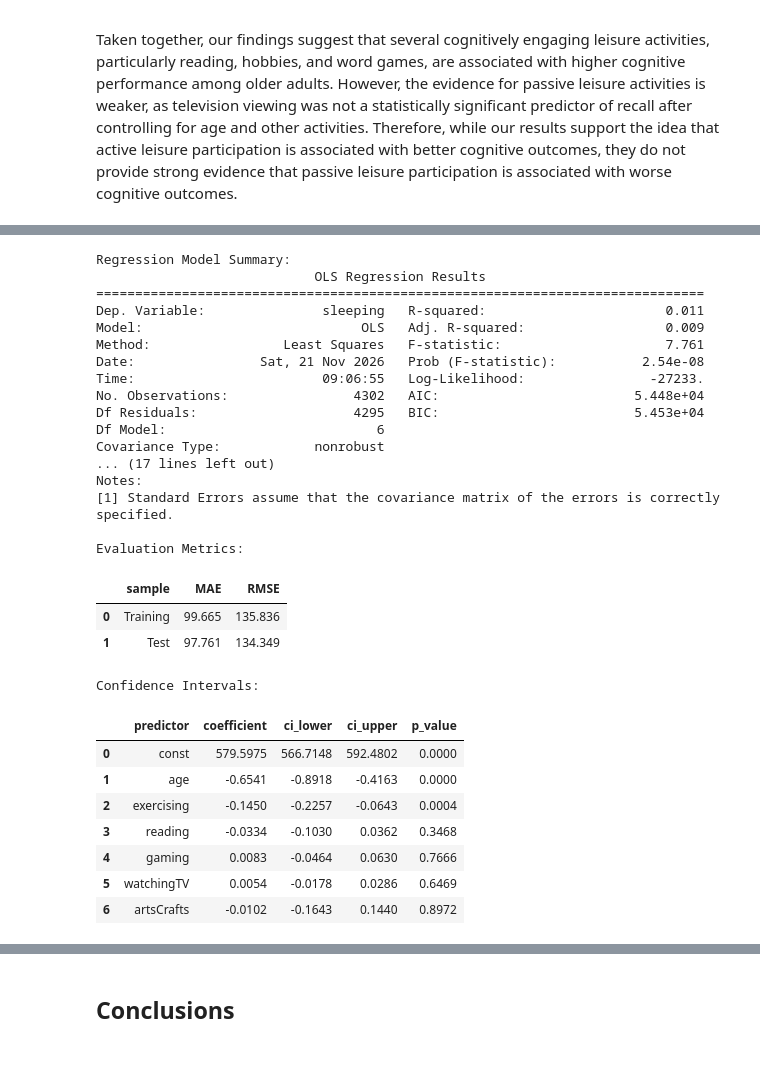
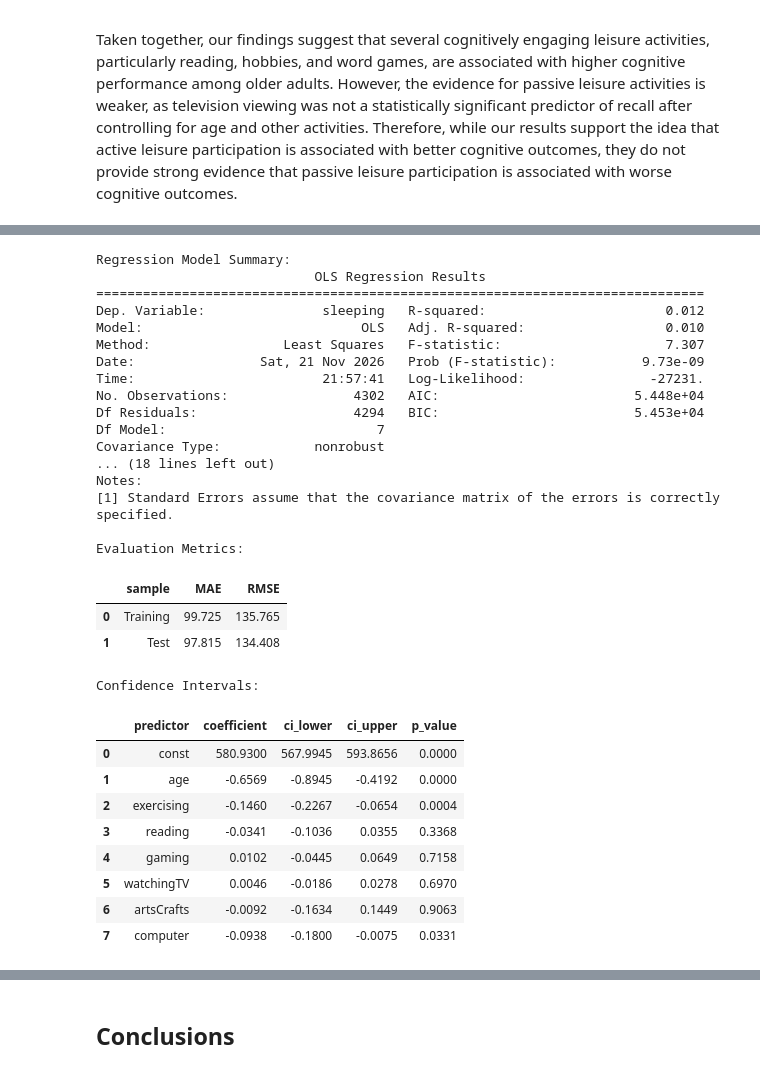
Before and after one commit to rem388/DataSciProject, a Jupyter notebook: Phase4.ipynb, the cells around one changed output, grey strips where cells are left out. Drawn from its saved outputs; the diff is of its cells as text; code cells hidden in the pictures.

```diff
--- a/Phase4.ipynb
+++ b/Phase4.ipynb
@@ -890,13 +900,13 @@ We first use the ATUS dataset to examine whether patterns of leisure activity ar
 **Fitting the Sleep Models.** Following the train/test approach discussed in class, we randomly divide the model’s available records into **70% training data and 30% test data**. We use the training data to fit an ordinary least-squares regression, which chooses coefficients that minimize the sum of squared residuals. We explicitly add an intercept using `sm.add_constant()`.
 # %%
 atus_data = pd.read_csv("data_cleaned/atus_sleep_data.csv")
-
 sleep_predictors = ["age",
                     "exercising",
                     "reading",
                     "gaming",
                     "watchingTV",
-                    "artsCrafts"]
+                    "artsCrafts",
+                    "computer"]
 
 X = atus_data[sleep_predictors]
 y = atus_data["sleeping"]
@@ -919,49 +929,50 @@ sleep_evaluation = pd.DataFrame([{"sample": "Training",
                                   "RMSE": np.sqrt(mean_squared_error(y_train, train_predictions))},
                                  {"sample": "Test",
                                   "MAE": mean_absolute_error(y_test, test_predictions),
                                   "RMSE": np.sqrt(mean_squared_error(y_test, test_predictions))}])
 print("Evaluation Metrics:")
 display(sleep_evaluation.round(3))
 print()
 
 confidence_intervals = sleep_model.conf_int()
 
 sleep_results = pd.DataFrame({"predictor": sleep_model.params.index,
                               "coefficient": sleep_model.params.values,
                               "ci_lower": confidence_intervals.iloc[:, 0].values,
                               "ci_upper": confidence_intervals.iloc[:, 1].values,
                               "p_value": sleep_model.pvalues.values})
 print("Confidence Intervals:")
 display(sleep_results.round(4))
 # %% [output]
 Regression Model Summary:
                             OLS Regression Results
 ==============================================================================
-Dep. Variable:               sleeping   R-squared:                       0.011
-Model:                            OLS   Adj. R-squared:                  0.009
-Method:                 Least Squares   F-statistic:                     7.761
-Date:                Sat, 21 Nov 2026   Prob (F-statistic):           2.54e-08
-Time:                        09:06:55   Log-Likelihood:                -27233.
+Dep. Variable:               sleeping   R-squared:                       0.012
+Model:                            OLS   Adj. R-squared:                  0.010
+Method:                 Least Squares   F-statistic:                     7.307
+Date:                Sat, 21 Nov 2026   Prob (F-statistic):           9.73e-09
+Time:                        21:57:41   Log-Likelihood:                -27231.
 No. Observations:                4302   AIC:                         5.448e+04
-Df Residuals:                    4295   BIC:                         5.453e+04
-Df Model:                           6
+Df Residuals:                    4294   BIC:                         5.453e+04
+Df Model:                           7
 Covariance Type:            nonrobust
-... (17 lines left out)
+... (18 lines left out)
 Notes:
 [1] Standard Errors assume that the covariance matrix of the errors is correctly specified.
 
 Evaluation Metrics:
 |  | sample | MAE | RMSE |
-| 0 | Training | 99.665 | 135.836 |
-| 1 | Test | 97.761 | 134.349 |
+| 0 | Training | 99.725 | 135.765 |
+| 1 | Test | 97.815 | 134.408 |
 Confidence Intervals:
 |  | predictor | coefficient | ci_lower | ci_upper | p_value |
-| 0 | const | 579.5975 | 566.7148 | 592.4802 | 0.0000 |
-| 1 | age | -0.6541 | -0.8918 | -0.4163 | 0.0000 |
-| 2 | exercising | -0.1450 | -0.2257 | -0.0643 | 0.0004 |
-| 3 | reading | -0.0334 | -0.1030 | 0.0362 | 0.3468 |
-| 4 | gaming | 0.0083 | -0.0464 | 0.0630 | 0.7666 |
-| 5 | watchingTV | 0.0054 | -0.0178 | 0.0286 | 0.6469 |
-| 6 | artsCrafts | -0.0102 | -0.1643 | 0.1440 | 0.8972 |
+| 0 | const | 580.9300 | 567.9945 | 593.8656 | 0.0000 |
+| 1 | age | -0.6569 | -0.8945 | -0.4192 | 0.0000 |
+| 2 | exercising | -0.1460 | -0.2267 | -0.0654 | 0.0004 |
+| 3 | reading | -0.0341 | -0.1036 | 0.0355 | 0.3368 |
+| 4 | gaming | 0.0102 | -0.0445 | 0.0649 | 0.7158 |
+| 5 | watchingTV | 0.0046 | -0.0186 | 0.0278 | 0.6970 |
+| 6 | artsCrafts | -0.0092 | -0.1634 | 0.1449 | 0.9063 |
+| 7 | computer | -0.0938 | -0.1800 | -0.0075 | 0.0331 |
 # %% [markdown]
 **Interpreting Sleep Regression**
```
Also changed, not shown: parts of 14 cells of this notebook, 3 other files.
